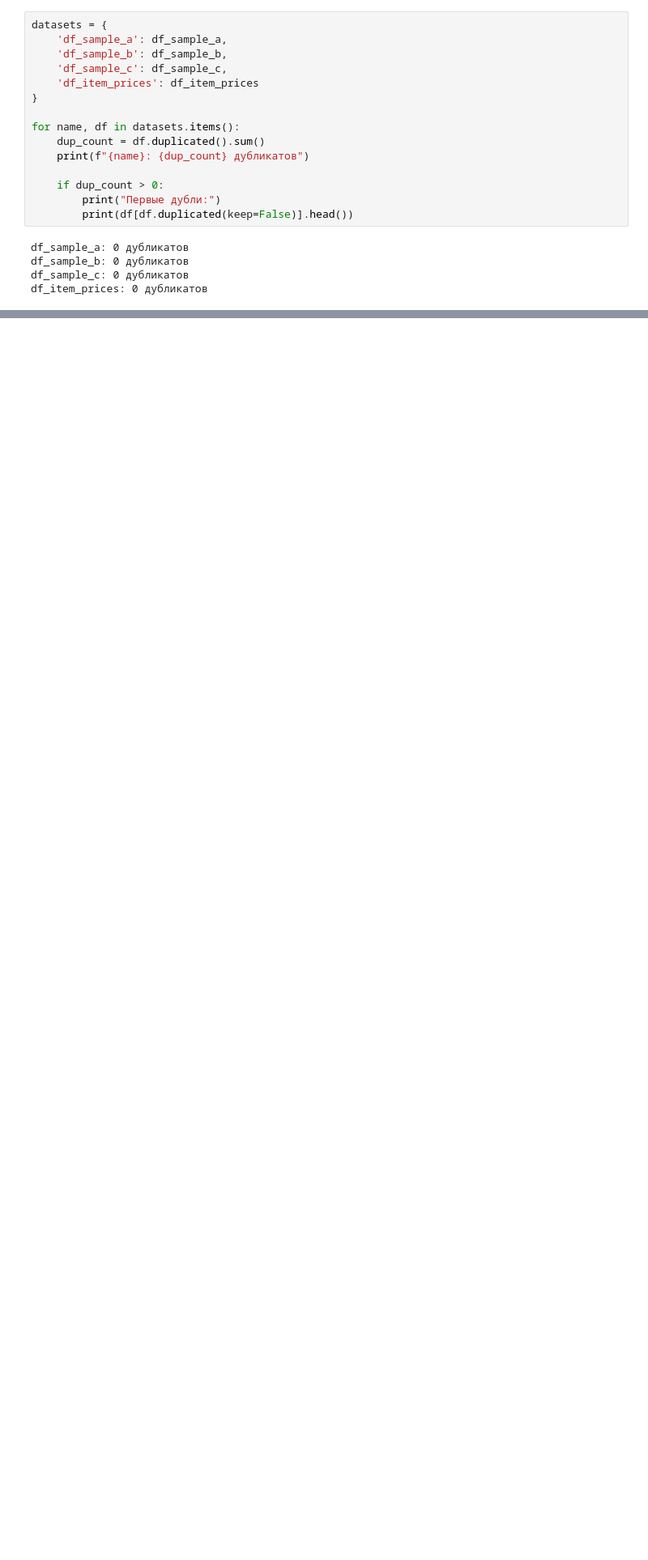
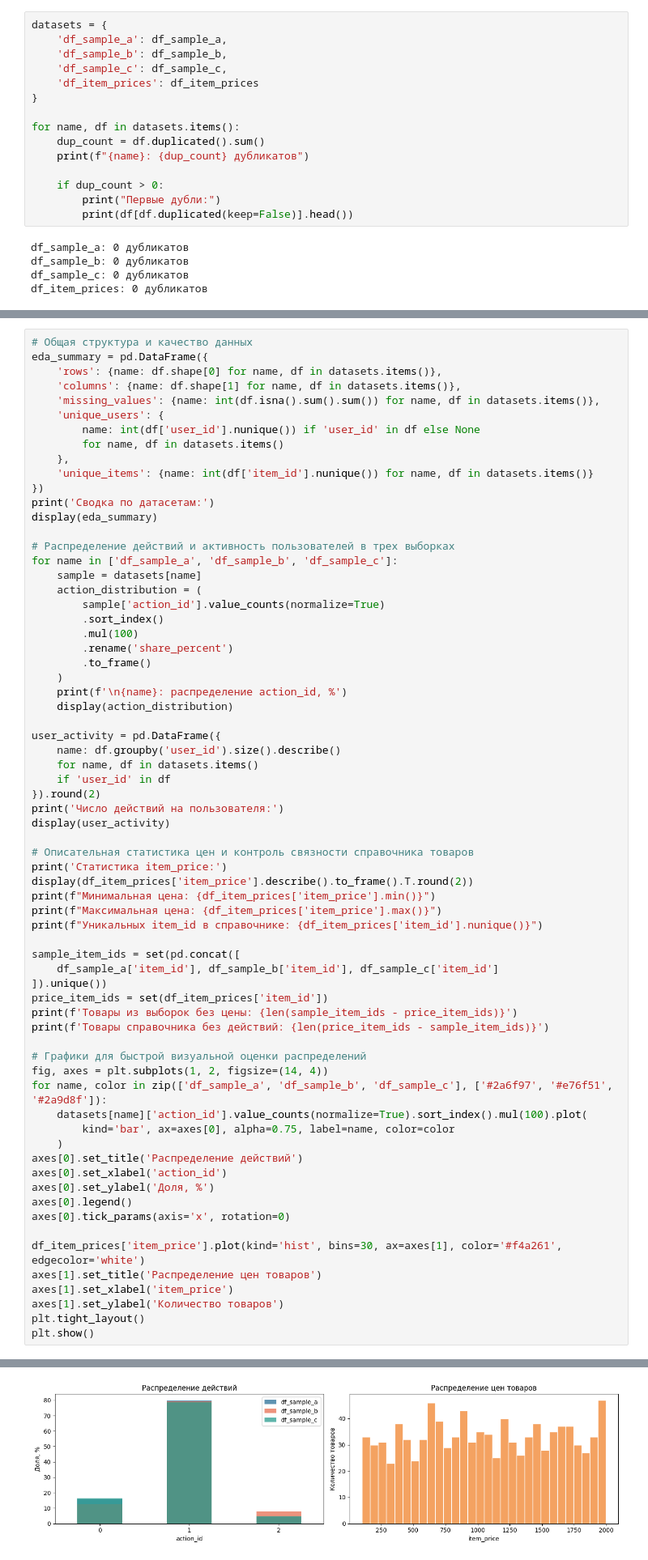
Before and after one commit to tgorbunov/sf_data_science, a Jupyter notebook: Skillfactory_ML/Economic impact assessment and MVP development/MVP-3. A B testing preparation and execution_Homework_TGorbunov.ipynb, the cells around one changed output, grey strips where cells are left out. Shown at 81% size. Saved outputs shown, nothing was run; the diff lists cells and outputs as text; blank space fills up the shorter version.

```diff
--- a/Skillfactory_ML/Economic impact assessment and MVP development/MVP-3. A B testing preparation and execution_Homework_TGorbunov.ipynb
+++ b/Skillfactory_ML/Economic impact assessment and MVP development/MVP-3. A B testing preparation and execution_Homework_TGorbunov.ipynb
@@ -159,0 +258,69 @@ df_item_prices: 0 дубликатов
+# %%
+# Общая структура и качество данных
+eda_summary = pd.DataFrame({
+    'rows': {name: df.shape[0] for name, df in datasets.items()},
+    'columns': {name: df.shape[1] for name, df in datasets.items()},
+    'missing_values': {name: int(df.isna().sum().sum()) for name, df in datasets.items()},
+    'unique_users': {
+        name: int(df['user_id'].nunique()) if 'user_id' in df else None
+        for name, df in datasets.items()
+    },
+    'unique_items': {name: int(df['item_id'].nunique()) for name, df in datasets.items()}
+})
+print('Сводка по датасетам:')
+display(eda_summary)
+
+# Распределение действий и активность пользователей в трех выборках
+for name in ['df_sample_a', 'df_sample_b', 'df_sample_c']:
+    sample = datasets[name]
+    action_distribution = (
+        sample['action_id'].value_counts(normalize=True)
+        .sort_index()
+        .mul(100)
+        .rename('share_percent')
+        .to_frame()
+    )
+    print(f'\n{name}: распределение action_id, %')
+    display(action_distribution)
+
+user_activity = pd.DataFrame({
+    name: df.groupby('user_id').size().describe()
+    for name, df in datasets.items()
+    if 'user_id' in df
+}).round(2)
+print('Число действий на пользователя:')
+display(user_activity)
+
+# Описательная статистика цен и контроль связности справочника товаров
+print('Статистика item_price:')
+display(df_item_prices['item_price'].describe().to_frame().T.round(2))
+print(f"Минимальная цена: {df_item_prices['item_price'].min()}")
+print(f"Максимальная цена: {df_item_prices['item_price'].max()}")
+print(f"Уникальных item_id в справочнике: {df_item_prices['item_id'].nunique()}")
+
+sample_item_ids = set(pd.concat([
+    df_sample_a['item_id'], df_sample_b['item_id'], df_sample_c['item_id']
+]).unique())
+price_item_ids = set(df_item_prices['item_id'])
+print(f'Товары из выборок без цены: {len(sample_item_ids - price_item_ids)}')
+print(f'Товары справочника без действий: {len(price_item_ids - sample_item_ids)}')
+
+# Графики для быстрой визуальной оценки распределений
+fig, axes = plt.subplots(1, 2, figsize=(14, 4))
+for name, color in zip(['df_sample_a', 'df_sample_b', 'df_sample_c'], ['#2a6f97', '#e76f51', '#2a9d8f']):
+    datasets[name]['action_id'].value_counts(normalize=True).sort_index().mul(100).plot(
+        kind='bar', ax=axes[0], alpha=0.75, label=name, color=color
+    )
+axes[0].set_title('Распределение действий')
+axes[0].set_xlabel('action_id')
+axes[0].set_ylabel('Доля, %')
+axes[0].legend()
+axes[0].tick_params(axis='x', rotation=0)
+
+df_item_prices['item_price'].plot(kind='hist', bins=30, ax=axes[1], color='#f4a261', edgecolor='white')
+axes[1].set_title('Распределение цен товаров')
+axes[1].set_xlabel('item_price')
+axes[1].set_ylabel('Количество товаров')
+plt.tight_layout()
+plt.show()
+# %% [output]
@@ -159,0 +369 @@ df_item_prices: 0 дубликатов
+[figure, added]
```
Also changed, not shown: parts of 24 cells of this notebook, 1 other file.
